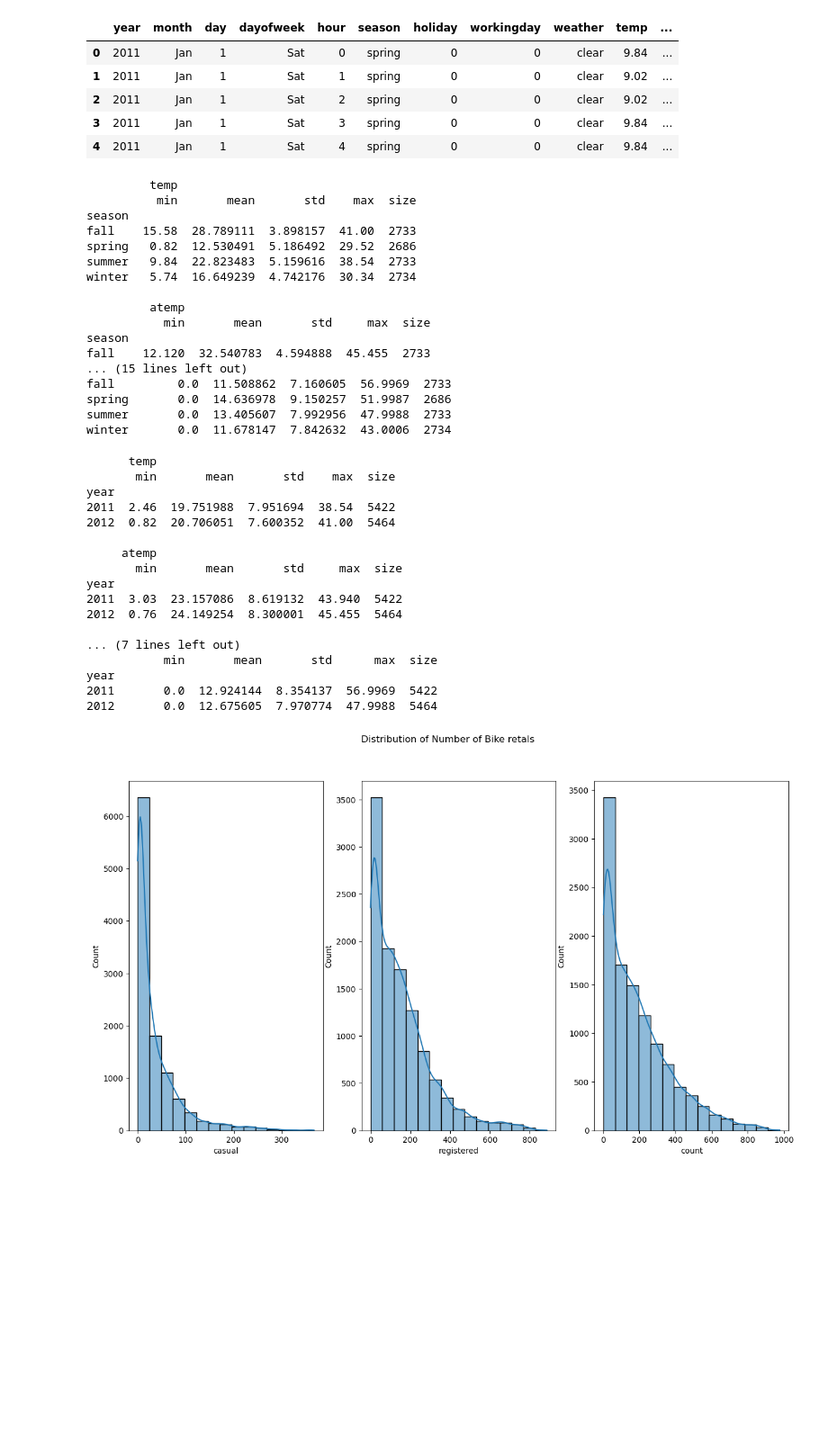
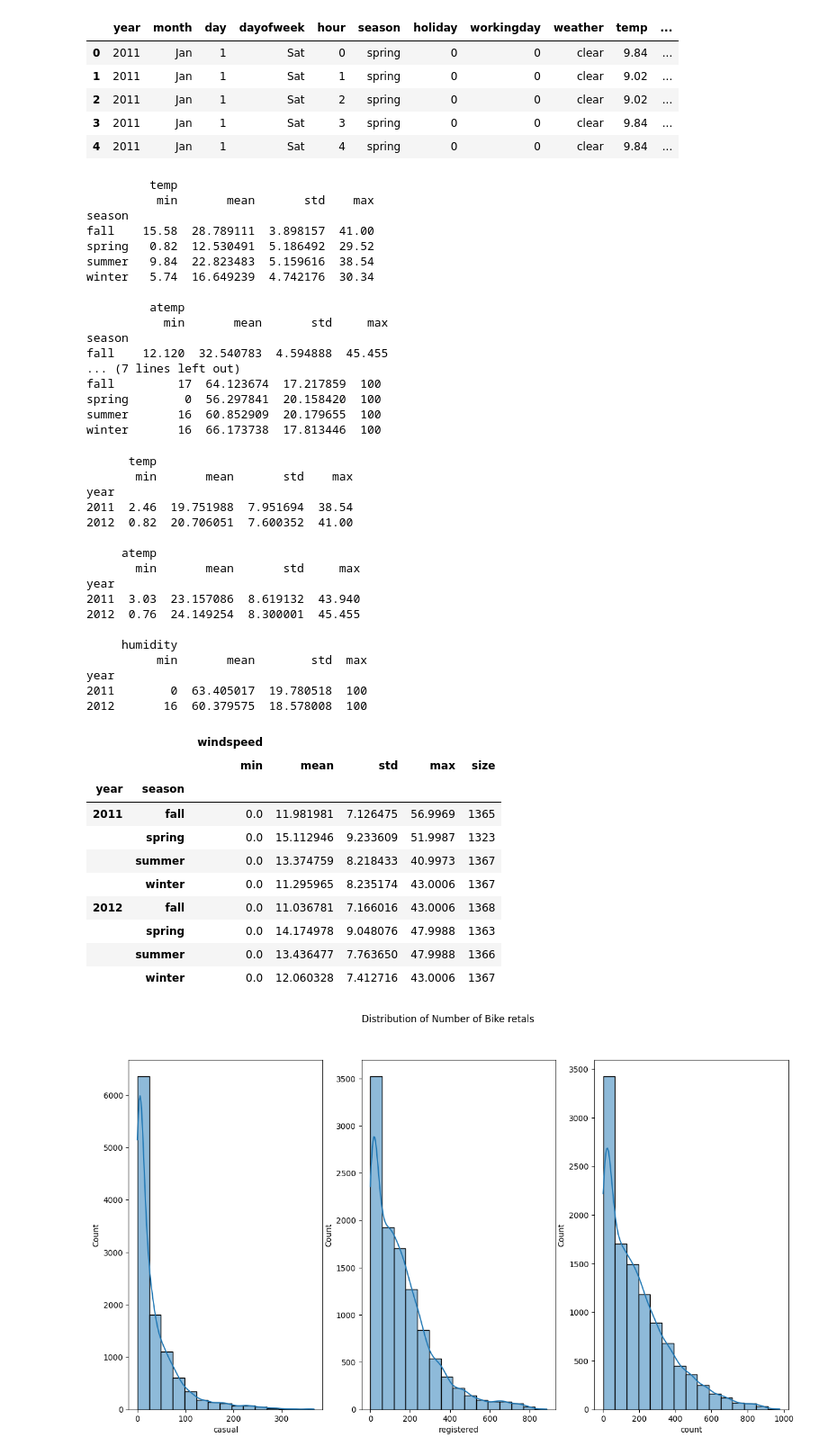
Before and after one commit to annan92419/GaState, a Jupyter notebook: grad_projects/CSC6780 - Data Science/project_main.ipynb, the cells around one changed output. Shown at 90% size. Drawn from its saved outputs; the diff is of its cells as text; code cells hidden in the pictures; blank space fills up the shorter version.

```diff
--- a/grad_projects/CSC6780 - Data Science/project_main.ipynb
+++ b/grad_projects/CSC6780 - Data Science/project_main.ipynb
@@ -179,51 +177,65 @@ eda_df.head()
 # %%
 # Exploring the seasonal statistics of ['temp', 'atemp', 'humidity', 'windspeed']
 
-for feature in cont_cols:
-    print(eda_df.groupby('season')[[feature]].agg(['min','mean','std','max','size']))
+for feature in cont_cols[:-1]:
+    print(eda_df.groupby('season')[[feature]].agg(['min','mean','std','max']))
     print("")
 # %% [output]
          temp
-          min       mean       std    max  size
+          min       mean       std    max
 season
-fall    15.58  28.789111  3.898157  41.00  2733
-spring   0.82  12.530491  5.186492  29.52  2686
-summer   9.84  22.823483  5.159616  38.54  2733
-winter   5.74  16.649239  4.742176  30.34  2734
+fall    15.58  28.789111  3.898157  41.00
+spring   0.82  12.530491  5.186492  29.52
+summer   9.84  22.823483  5.159616  38.54
+winter   5.74  16.649239  4.742176  30.34
 
          atemp
-           min       mean       std     max  size
+           min       mean       std     max
 season
-fall    12.120  32.540783  4.594888  45.455  2733
-... (15 lines left out)
-fall         0.0  11.508862  7.160605  56.9969  2733
-spring       0.0  14.636978  9.150257  51.9987  2686
-summer       0.0  13.405607  7.992956  47.9988  2733
-winter       0.0  11.678147  7.842632  43.0006  2734
+fall    12.120  32.540783  4.594888  45.455
+... (7 lines left out)
+fall         17  64.123674  17.217859  100
+spring        0  56.297841  20.158420  100
+summer       16  60.852909  20.179655  100
+winter       16  66.173738  17.813446  100
 # %%
 # Exploring the yearly statistics of ['temp', 'atemp', 'humidity', 'windspeed']
 
-for feature in cont_cols:
-    print(eda_df.groupby('year')[[feature]].agg(['min','mean','std','max','size']))
+for feature in cont_cols[:-1]:
+    print(eda_df.groupby('year')[[feature]].agg(['min','mean','std','max']))
     print("")
 # %% [output]
       temp
-       min       mean       std    max  size
+       min       mean       std    max
 year
-2011  2.46  19.751988  7.951694  38.54  5422
-2012  0.82  20.706051  7.600352  41.00  5464
+2011  2.46  19.751988  7.951694  38.54
+2012  0.82  20.706051  7.600352  41.00
 
      atemp
-       min       mean       std     max  size
+       min       mean       std     max
 year
-2011  3.03  23.157086  8.619132  43.940  5422
-2012  0.76  24.149254  8.300001  45.455  5464
+2011  3.03  23.157086  8.619132  43.940
+2012  0.76  24.149254  8.300001  45.455
 
-... (7 lines left out)
-           min       mean       std      max  size
+     humidity
+          min       mean        std  max
 year
-2011       0.0  12.924144  8.354137  56.9969  5422
-2012       0.0  12.675605  7.970774  47.9988  5464
+2011        0  63.405017  19.780518  100
+2012       16  60.379575  18.578008  100
+# %%
+eda_df.groupby(['year','season'])[['windspeed']].agg(['min','mean','std','max','size'])
+# %% [output]
+|  |  | windspeed |  |  |  |  |
+|  |  | min | mean | std | max | size |
+| year | season |  |  |  |  |  |
+| 2011 | fall | 0.0 | 11.981981 | 7.126475 | 56.9969 | 1365 |
+|  | spring | 0.0 | 15.112946 | 9.233609 | 51.9987 | 1323 |
+|  | summer | 0.0 | 13.374759 | 8.218433 | 40.9973 | 1367 |
+|  | winter | 0.0 | 11.295965 | 8.235174 | 43.0006 | 1367 |
+| 2012 | fall | 0.0 | 11.036781 | 7.166016 | 43.0006 | 1368 |
+|  | spring | 0.0 | 14.174978 | 9.048076 | 47.9988 | 1363 |
+|  | summer | 0.0 | 13.436477 | 7.763650 | 47.9988 | 1366 |
+|  | winter | 0.0 | 12.060328 | 7.412716 | 43.0006 | 1367 |
 # %%
 # distribution of targets
 
```
Also changed, not shown: parts of 5 cells of this notebook, 7 other files.
